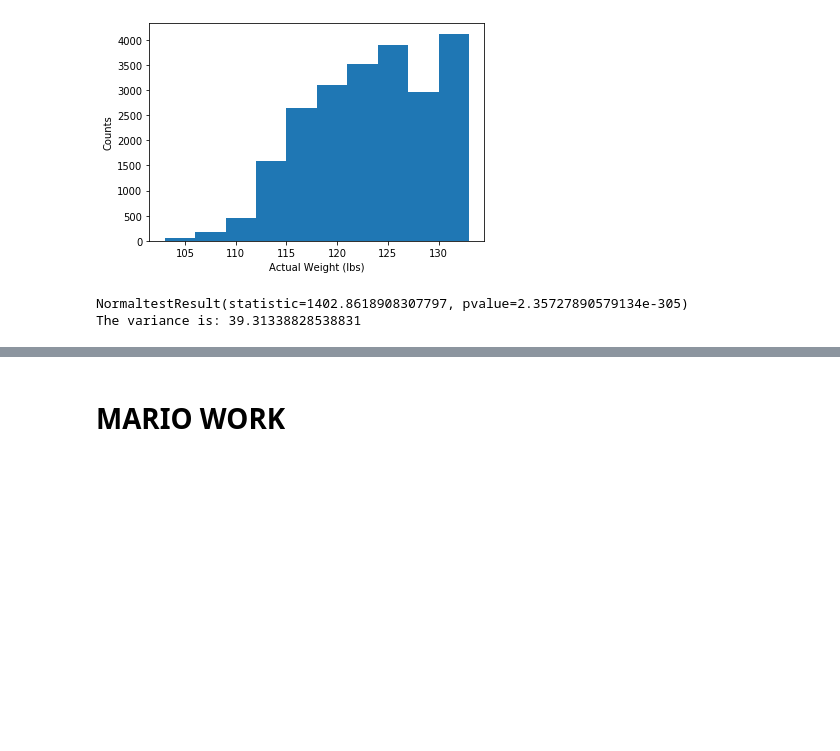
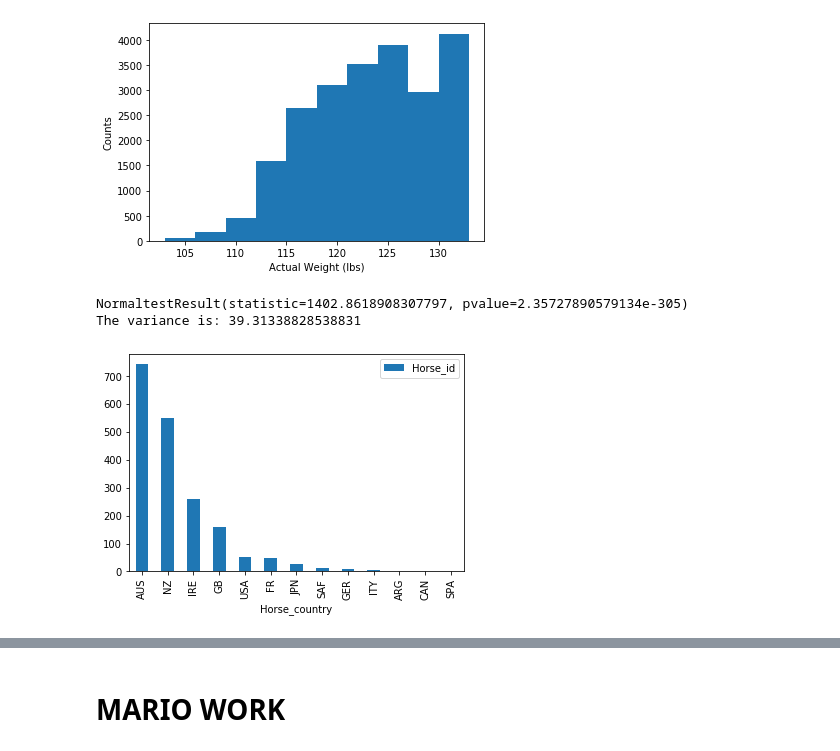
Before and after one commit to Mariovmtz/BootCamp_Project_1, a Jupyter notebook: horse_racing.ipynb, the cells around one changed output, grey strips where cells are left out. Cells and saved outputs as stored; diff of their text form; code cells hidden in the pictures; blank space fills up the shorter version.

```diff
--- a/horse_racing.ipynb
+++ b/horse_racing.ipynb
@@ -444,3 +511,11 @@ print(f"The variance is: {var}")
 [figure]
 NormaltestResult(statistic=1402.8618908307797, pvalue=2.35727890579134e-305)
 The variance is: 39.31338828538831
+# %%
+racecount=pd.DataFrame(final_df.groupby("Horse_id")["Race_id"].count())
+hor=final_df.drop_duplicates("Horse_id")
+country=pd.DataFrame(hor.groupby("Horse_country")["Horse_id"].count())
+country=country.sort_values(by="Horse_id",ascending=False)
+BarPandas=country.plot.bar()
+# %% [output]
+[figure, added]
```
Also changed, not shown: parts of 50 cells of this notebook.
